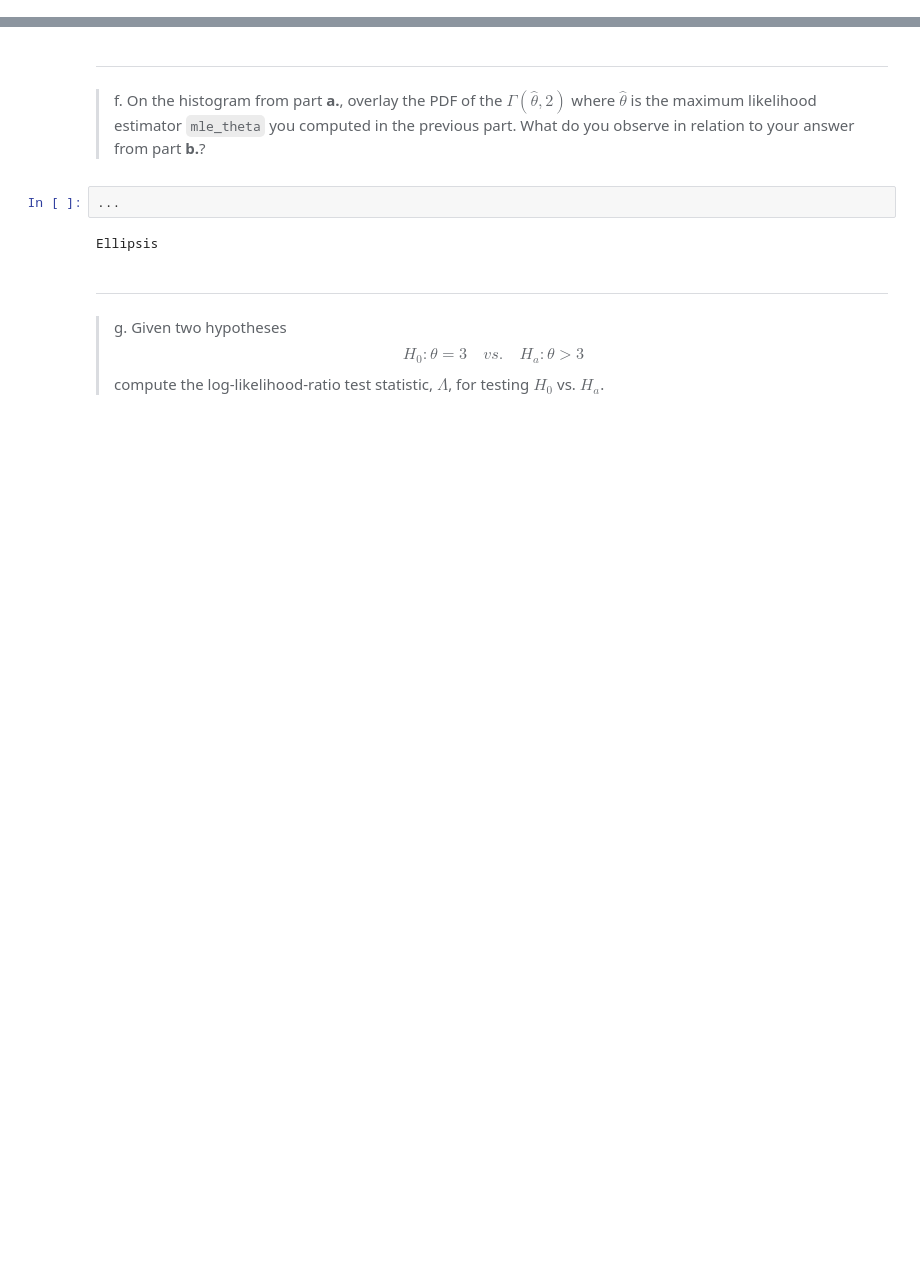
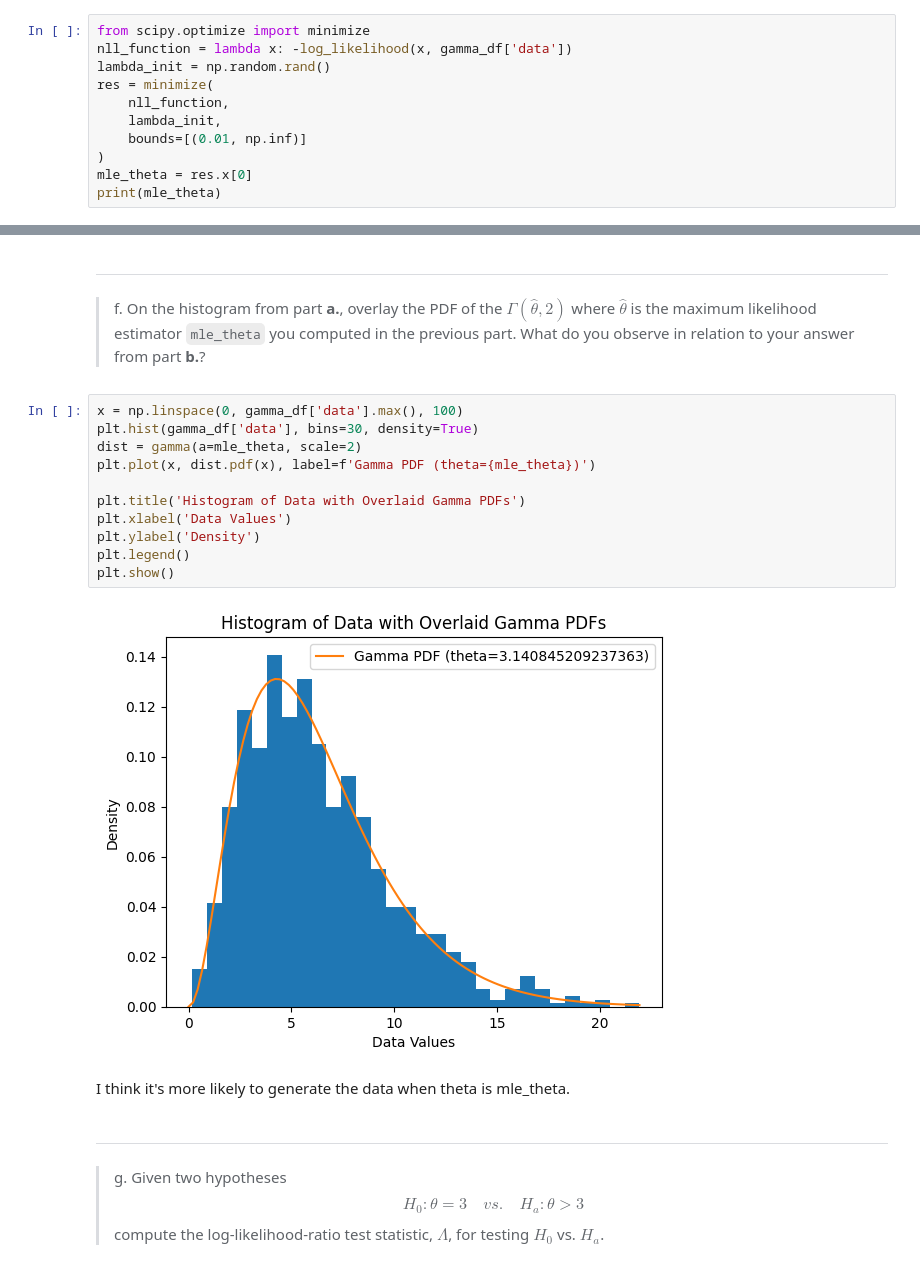
Before and after one commit to Cathyyyyy123/math189-sp24, a Jupyter notebook: hw-3.ipynb, the cells around one changed output, grey strips where cells are left out. Saved outputs shown, nothing was run; the diff lists cells and outputs as text; blank space fills up the shorter version.

```diff
--- a/hw-3.ipynb
+++ b/hw-3.ipynb
@@ -76,0 +111,11 @@ mle_theta = ...
+# %%
+from scipy.optimize import minimize
+nll_function = lambda x: -log_likelihood(x, gamma_df['data'])
+lambda_init = np.random.rand()
+res = minimize(
+    nll_function,
+    lambda_init,
+    bounds=[(0.01, np.inf)]
+)
+mle_theta = res.x[0]
+print(mle_theta)
@@ -78,10 +125,21 @@ mle_theta = ...
 ---
 # %% [markdown]
 > f. On the histogram from part **a.**, overlay the PDF of the $\Gamma(\hat\theta, 2)$ where $\hat\theta$ is the maximum likelihood estimator `mle_theta` you computed in the previous part. What do you observe in relation to your answer from part **b.**?
-# %%
-...
-# %% [output]
-Ellipsis
+# %%
+x = np.linspace(0, gamma_df['data'].max(), 100)
+plt.hist(gamma_df['data'], bins=30, density=True)
+dist = gamma(a=mle_theta, scale=2)
+plt.plot(x, dist.pdf(x), label=f'Gamma PDF (theta={mle_theta})')
+
+plt.title('Histogram of Data with Overlaid Gamma PDFs')
+plt.xlabel('Data Values')
+plt.ylabel('Density')
+plt.legend()
+plt.show()
+# %% [output]
+[figure, added]
+# %% [markdown]
+I think it's more likely to generate the data when theta is mle_theta.
 # %% [markdown]
 ---
 # %% [markdown]
```
Also changed, not shown: parts of 30 cells of this notebook, 1 other file.
